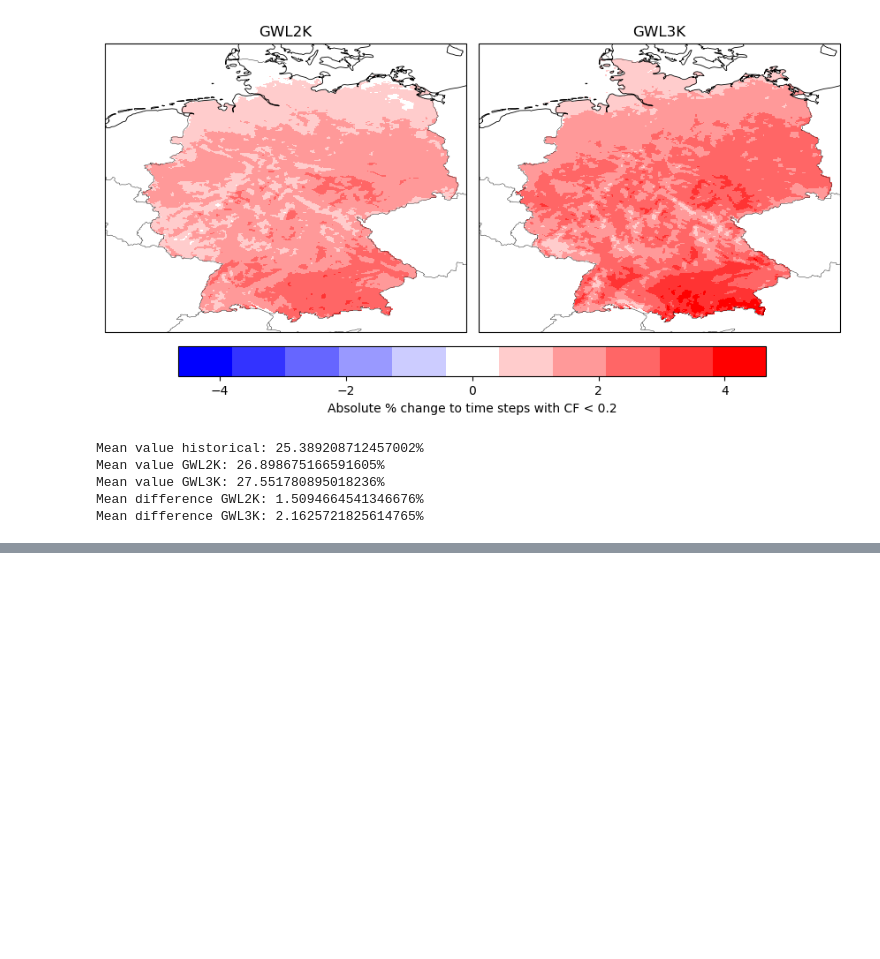
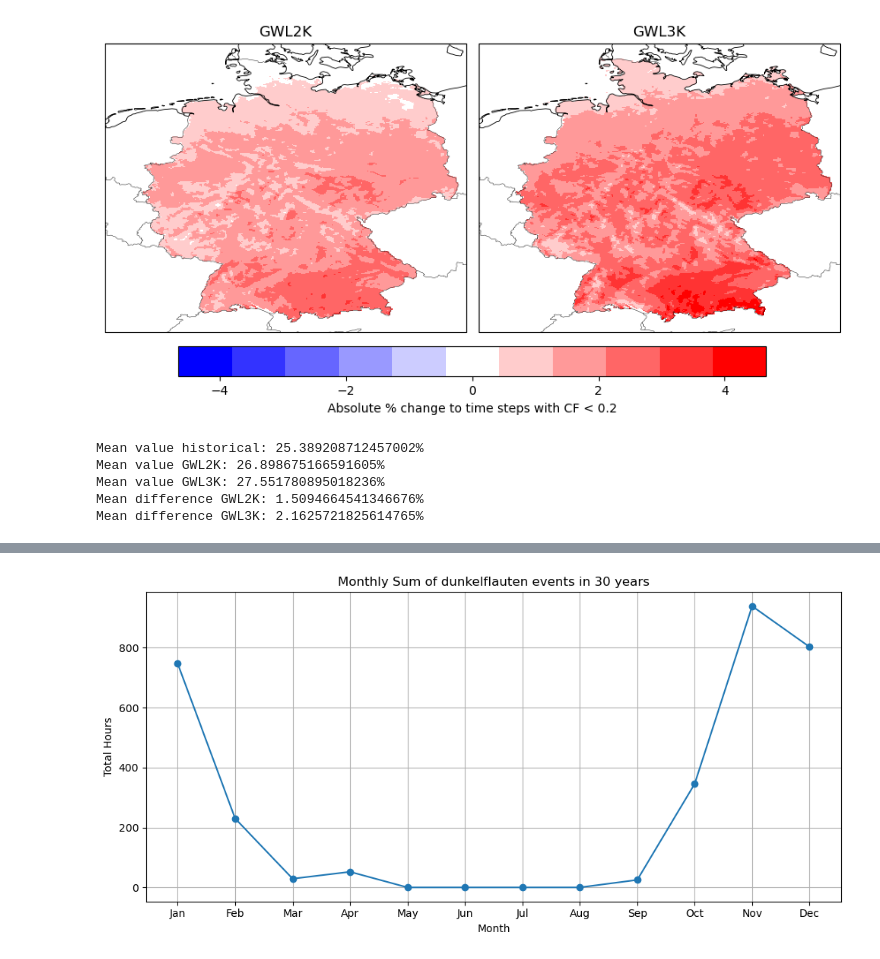
Before and after one commit to ATYslh/Dunkelflaute, a Jupyter notebook: Analysis_Scripts/visualization_dunkelflaute.ipynb, the cells around one changed output, grey strips where cells are left out. Drawn from its saved outputs; the diff is of its cells as text; code cells hidden in the pictures; blank space fills up the shorter version.

```diff
--- a/Analysis_Scripts/visualization_dunkelflaute.ipynb
+++ b/Analysis_Scripts/visualization_dunkelflaute.ipynb
@@ -105,0 +131,64 @@ plt.show()
+# %%
+import xarray as xr
+import numpy as np
+import matplotlib.pyplot as plt
+import pandas as pd
+
+# Load the NetCDF dataset
+ds = xr.open_dataset("/work/bb1203/g260190_heinrich/Dunkelflaute/Data/Germany/Dunkelflaute/3_3MW/fldmean/CEU-3_MPI-M-MPI-ESM1-2-HR_CLMcom-Hereon-CCLM-6-0-clm2_Dunkelflaute_historical_Year.nc")
+import xarray as xr
+import matplotlib.pyplot as plt
+import numpy as np
+import calendar
+
+# 1. Load your datasets
+d_Wind = xr.open_dataset("/work/bb1203/g260190_heinrich/Dunkelflaute/Data/Germany/CF_Wind/3_3MW/fldmean/CEU-3_MPI-M-MPI-ESM1-2-HR_CLMcom-Hereon-CCLM-6-0-clm2_CF_Wind_historical_Year.nc")
+d_PV = xr.open_dataset("/work/bb1203/g260190_heinrich/Dunkelflaute/Data/Germany/CF_PV/fldmean/CEU-3_MPI-M-MPI-ESM1-2-HR_CLMcom-Hereon-CCLM-6-0-clm2_CF_PV_historical_Year.nc")
+d_DF = xr.open_dataset("/work/bb1203/g260190_heinrich/Dunkelflaute/Data/Germany/Dunkelflaute/3_3MW/fldmean/CEU-3_MPI-M-MPI-ESM1-2-HR_CLMcom-Hereon-CCLM-6-0-clm2_Dunkelflaute_historical_Year.nc")
+
+# 2. Select the variables
+data_Wind = d_Wind["CF_Wind"]
+data_PV = d_PV["CF_PV"]
+
+# 3. Create a mask where both are < 0.2
+combined_mask = ((data_Wind < 0.2) & (data_PV < 0.2)).astype(int)
+
+# Convert to 1D NumPy array
+values = combined_mask.values.flatten()
+
+# Step 1: Identify sequences of 1s ≥ 24 long
+mask = np.zeros_like(values)
+
+counter = 0
+for i, val in enumerate(values):
+    if val == 1:
+        counter += 1
+    else:
+        if counter > 24:
+            mask[i-counter:i] = 1
+        counter = 0
+
+# Catch final sequence if it ends at the last value
+if counter > 24:
+    mask[len(values)-counter:] = 1
+
+# Step 2: Create a new DataArray with the filtered mask
+filtered = xr.DataArray(mask, coords={"time": data.time}, dims="time")
+
+# Step 3: Group by month and sum
+monthly_sum = filtered.groupby("time.month").sum()
+
+# Step 4: Plot the result
+plt.figure(figsize=(10, 5))
+monthly_sum.plot(marker='o', linestyle='-')
+plt.title("Monthly Sum of dunkelflauten events in 30 years")
+plt.xlabel("Month")
+plt.ylabel("Total Hours")
+plt.grid(True)
+plt.xticks(np.arange(1, 13),
+           ['Jan', 'Feb', 'Mar', 'Apr', 'May', 'Jun',
+            'Jul', 'Aug', 'Sep', 'Oct', 'Nov', 'Dec'])
+plt.tight_layout()
+plt.show()
+# %% [output]
+[figure, added]
```
Also changed, not shown: parts of 2 cells of this notebook.
